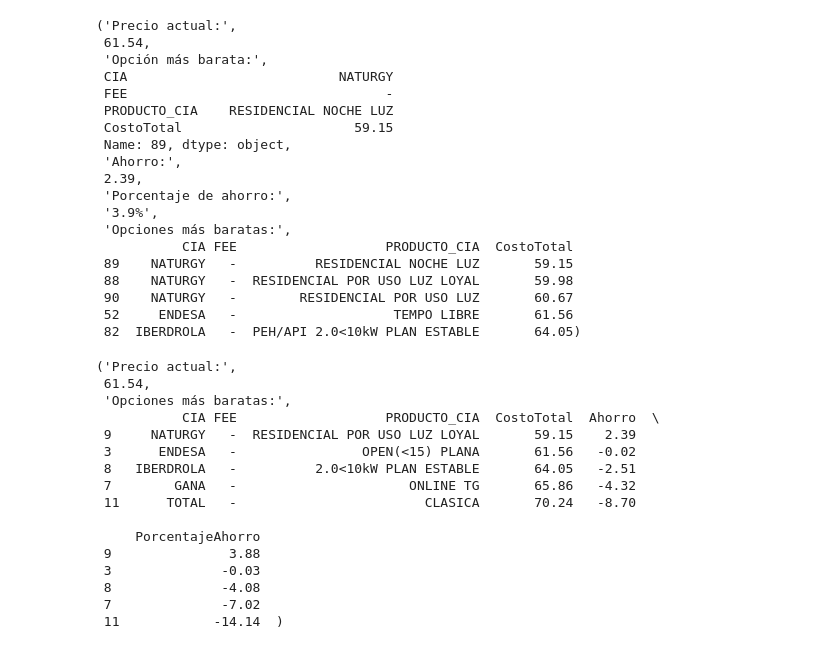
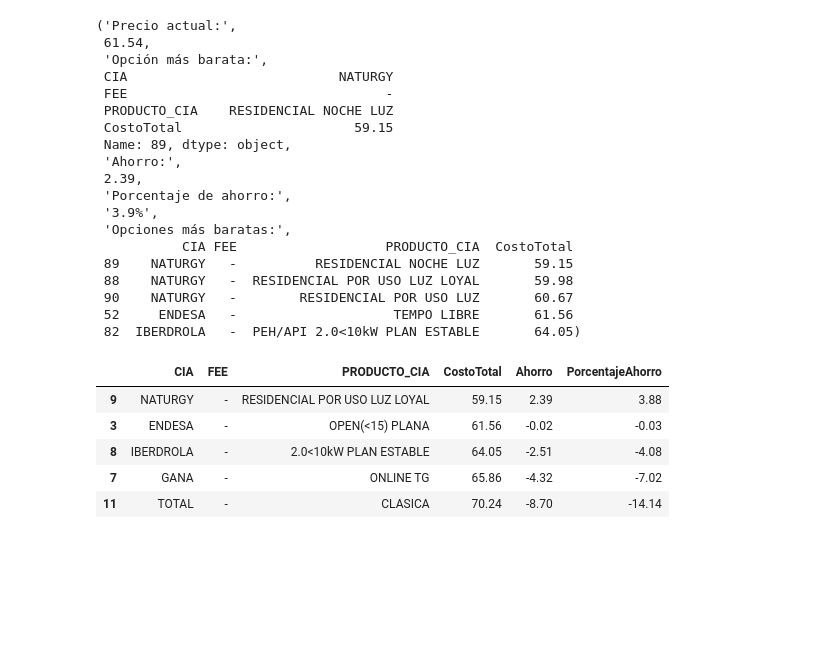
Before and after one commit to TheBridge-DesafioTripulaciones-Grupo2/DesafioTripulaciones_Sept23_Grupo2_Data, a Jupyter notebook: calculadora_mens_fijo_porcentaje.ipynb, the cells around one changed output. Saved outputs shown, nothing was run; the diff lists cells and outputs as text; code cells hidden in the pictures; blank space fills up the shorter version.

```diff
--- a/calculadora_mens_fijo_porcentaje.ipynb
+++ b/calculadora_mens_fijo_porcentaje.ipynb
@@ -243,23 +244,15 @@ def encontrar_opcion_mas_barata_cia(df): #df_filtrado
     # Opción más barata para cada compañía
     opciones_mas_baratas = df_opciones.nsmallest(5, 'CostoTotal')
 
-    return ('Precio actual:', importe_total_factura_mens_actual, 'Opciones más baratas:', opciones_mas_baratas)
+    return opciones_mas_baratas
-# %%
-encontrar_opcion_mas_barata_cia(df_filtrado)
-# %% [output]
-('Precio actual:',
- 61.54,
- 'Opciones más baratas:',
-           CIA FEE                   PRODUCTO_CIA  CostoTotal  Ahorro  \
- 9     NATURGY   -  RESIDENCIAL POR USO LUZ LOYAL       59.15    2.39
- 3      ENDESA   -                OPEN(<15) PLANA       61.56   -0.02
- 8   IBERDROLA   -          2.0<10kW PLAN ESTABLE       64.05   -2.51
- 7        GANA   -                      ONLINE TG       65.86   -4.32
- 11      TOTAL   -                        CLASICA       70.24   -8.70
-
-     PorcentajeAhorro
- 9               3.88
- 3              -0.03
- 8              -4.08
- 7              -7.02
- 11            -14.14  )
+# %%
+resultado = encontrar_opcion_mas_barata_cia(df_filtrado)
+# %%
+display(resultado)
+# %% [output]
+|  | CIA | FEE | PRODUCTO_CIA | CostoTotal | Ahorro | PorcentajeAhorro |
+| 9 | NATURGY | - | RESIDENCIAL POR USO LUZ LOYAL | 59.15 | 2.39 | 3.88 |
+| 3 | ENDESA | - | OPEN(<15) PLANA | 61.56 | -0.02 | -0.03 |
+| 8 | IBERDROLA | - | 2.0<10kW PLAN ESTABLE | 64.05 | -2.51 | -4.08 |
+| 7 | GANA | - | ONLINE TG | 65.86 | -4.32 | -7.02 |
+| 11 | TOTAL | - | CLASICA | 70.24 | -8.70 | -14.14 |
```
Also changed, not shown: parts of 1 cell of this notebook, 3 other files.
